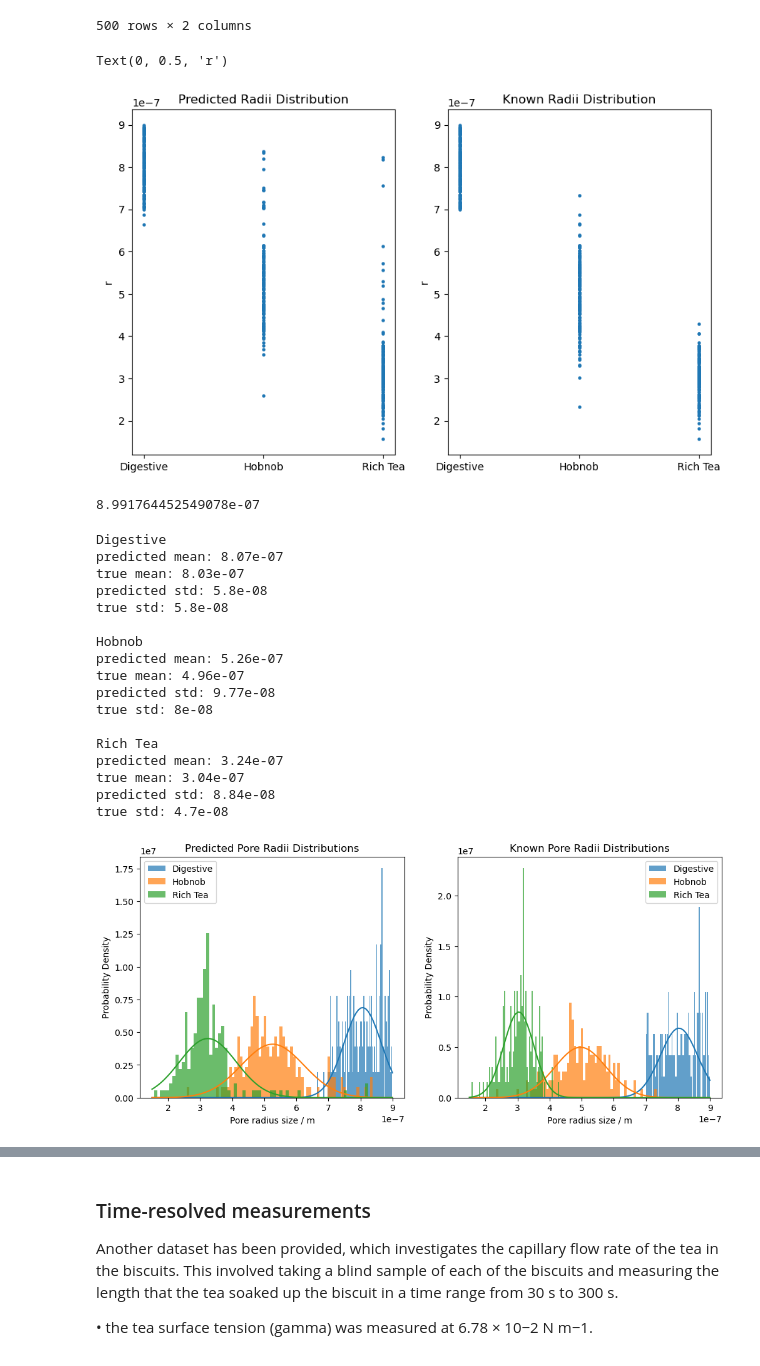
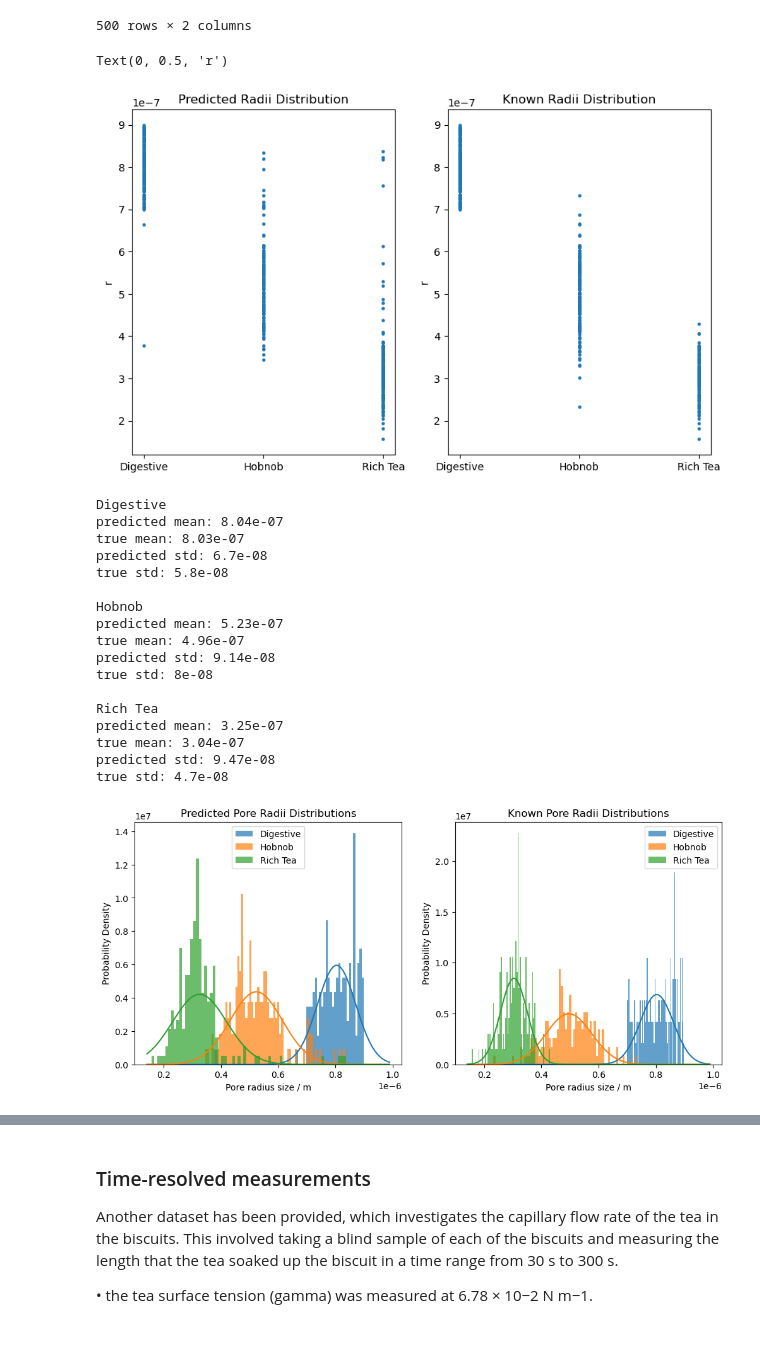
Before and after one commit to M4ffff/ML_biscuit_analysis, a Jupyter notebook: initial.ipynb, the cells around one changed output, grey strips where cells are left out. Drawn from its saved outputs; the diff is of its cells as text; code cells hidden in the pictures.

```diff
--- a/initial.ipynb
+++ b/initial.ipynb
@@ -127,7 +281,7 @@ true_test_vals = test['encoded biscuit']
 # %%
 # use GridSearchCV
 rfc_param_grid = [
-    {'n_estimators': [50, 1000]},
+    {'n_estimators': [1000]},   # this value was determined using GridSearchCV - more trees worked better than fewer trees.
   {'max_features': [ None]}
  ]
 
@@ -312,19 +461,16 @@ ax[1].set_xticklabels(biscuits)
 ax[1].set_ylabel("r")
 # %% [output]
 Text(0, 0.5, 'r')
-[figure, old version]
+[figure, new version]
-# %%
-np.max(true_distributions["r"])
-# %% [output]
-8.991764452549078e-07
 # %%
 # plot radii distribution of each biscuit as histograms
-
-from scipy.stats import norm
 
 fig, ax = plt.subplots(1,2,figsize=(12,5))
 
 biscuit_summaries = {}
+
+xmin = np.min(true_distributions["r"])
+xmax = np.max(true_distributions["r"])
 
 for i, biscuit in enumerate(biscuits):
     print(f"{biscuit}")
@@ -347,7 +493,7 @@ for i, biscuit in enumerate(biscuits):
     true_mean, true_std = norm.fit(true_biscuit_r_data)
 
 
-    x = np.linspace(1.5e-7, 9e-7, 100)
+    x = np.linspace(0.9*xmin, 1.1*xmax, 100)
     p = (norm.pdf(x, mean, std))
     p_true = (norm.pdf(x, true_mean, true_std))
 
@@ -356,40 +502,40 @@ for i, biscuit in enumerate(biscuits):
 
     # add mean and std to biscuit dictionary
     biscuit_summaries[biscuit] = {'mean': mean, 'std': std}
 
     # Print comparison between predicted and true distributions
     print(f"predicted mean: {mean:.3}")
     print(f"true mean: {true_mean:.3}")
     print(f"predicted std: {std:.3}")
     print(f"true std: {true_std:.3}\n")
 
 ax[0].set_xlabel("Pore radius size / m")
 ax[0].set_ylabel("Probability Density")
 ax[0].legend()
 ax[0].set_title("Predicted Pore Radii Distributions")
 ax[1].set_xlabel("Pore radius size / m")
 ax[1].set_ylabel("Probability Density")
 ax[1].legend()
 ax[1].set_title("Known Pore Radii Distributions");
 # %% [output]
 Digestive
-predicted mean: 8.07e-07
+predicted mean: 8.04e-07
 true mean: 8.03e-07
-predicted std: 5.8e-08
+predicted std: 6.7e-08
 true std: 5.8e-08
 
 Hobnob
-predicted mean: 5.26e-07
+predicted mean: 5.23e-07
 true mean: 4.96e-07
-predicted std: 9.77e-08
+predicted std: 9.14e-08
 true std: 8e-08
 
 Rich Tea
-predicted mean: 3.24e-07
+predicted mean: 3.25e-07
 true mean: 3.04e-07
-predicted std: 8.84e-08
+predicted std: 9.47e-08
 true std: 4.7e-08
-[figure, old version]
+[figure, new version]
 # %% [markdown]
 This figure shows that the model to classify biscuits is effective, and produces highly accurate distributions.
 
```
Also changed, not shown: parts of 61 cells of this notebook, 2 other files.
